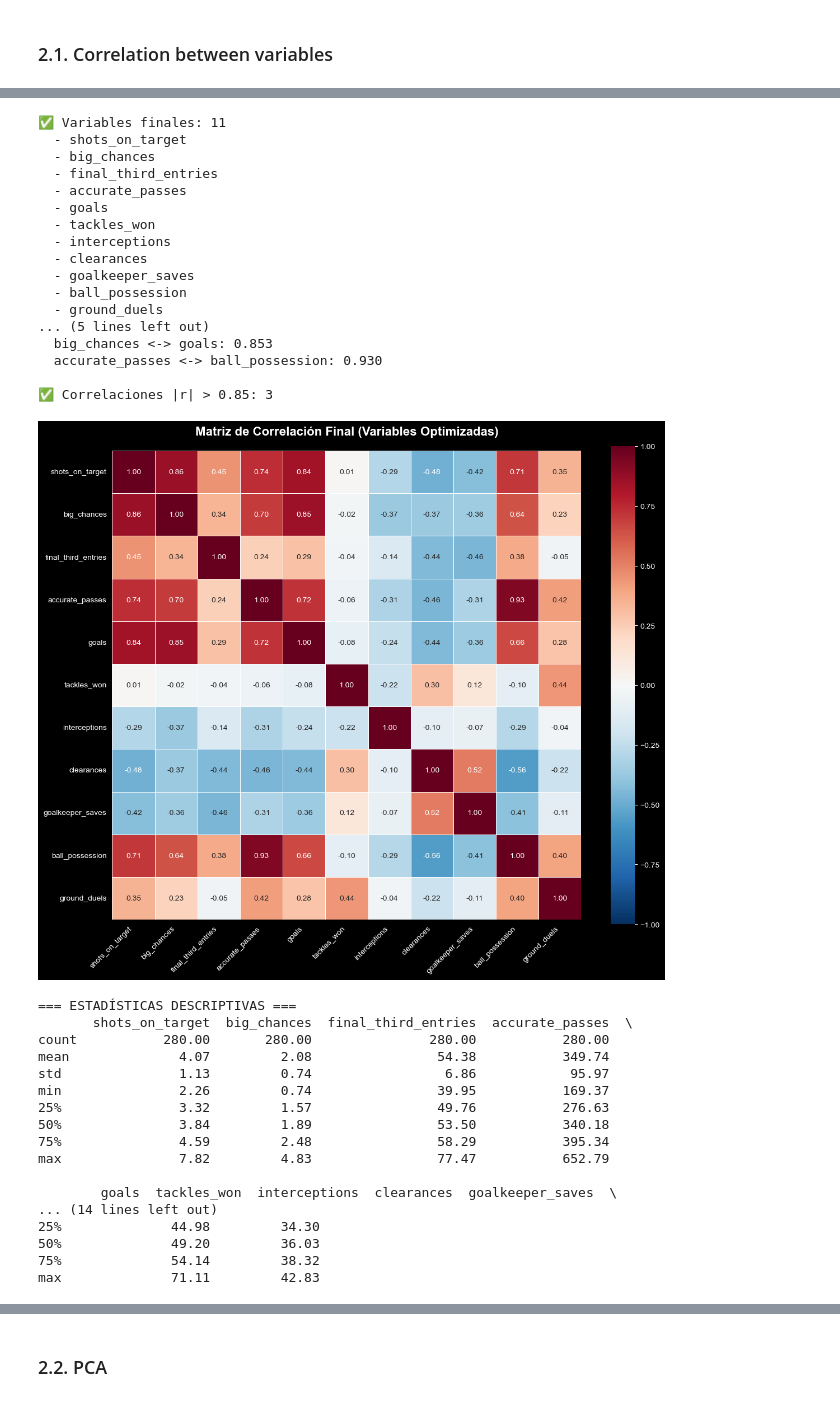
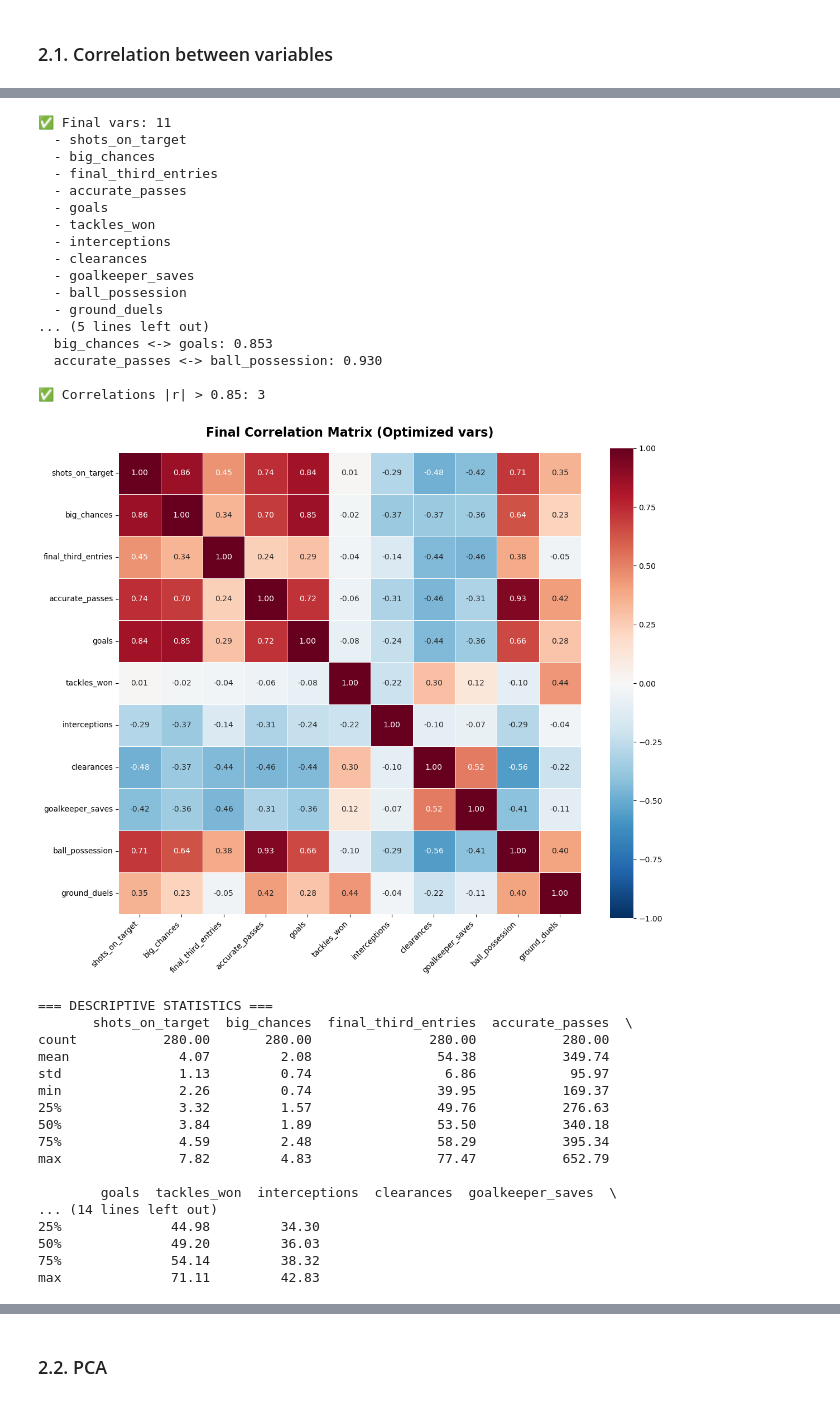
Before and after one commit to rodrigobg1304/LaLiga_Clustering, a Jupyter notebook: Clustering_teams.ipynb, the cells around one changed output, grey strips where cells are left out. Cells and saved outputs as stored; diff of their text form; code cells hidden in the pictures.

```diff
--- a/Clustering_teams.ipynb
+++ b/Clustering_teams.ipynb
@@ -106,7 +122,7 @@ def rename_columns(df: DataFrame, rename_dict: dict) -> DataFrame:
 # %% [markdown]
 Load the object in order to create the spark session, **remember** to open your sql connection before loading it.
 # %%
-spark_obj = mySpark()
+spark_obj = MySpark()
 spark_t = spark_obj.create_session()
 
 df = spark_obj.load_spark_data(my_spark_obj=spark_t)
@@ -166,6 +180,11 @@ df.select("homeValue", "awayValue", "homeTotal", "awayTotal").describe().show(tr
 ### 1.3. General functions
 # %%
 def trim_all_strings(df):
+    """
+    Trim all the strings collected from the database in order to avoid spaces problems.
+    :param df: PySpark dataframe
+    :return: PySpark dataframe formatted
+    """
     return df.select([
         F.trim(F.col(c)).alias(c) if isinstance(df.schema[c].dataType, StringType)
         else F.col(c)
@@ -540,42 +557,39 @@ passes                 0.719274
 # %%
-# Variables a ELIMINAR por redundancia
-variables_a_eliminar = ['passes']  # Redundante con accurate_passes
+# Redundant vars to remove
+variables_a_eliminar = ['passes']  # Redundant with accurate_passes
 
-# Variables FINALES para clustering
+# Final vars for clustering
 final_features = [
-    # Ofensivas (5)
-    'shots_on_target',      # Volumen de ocasiones
-    'big_chances',          # Calidad de ocasiones
-    'final_third_entries',  # Penetración
-    'accurate_passes',      # Construcción (SIN passes)
-    'goals',                # Conversión final
+    # Attack (5)
+    'shots_on_target',      # Amount of opportunities
+    'big_chances',          # Quality of opportunities
+    'final_third_entries',  # High pressure
+    'accurate_passes',      # Passes accuracy
+    'goals',                # Conversion goals
 
-    # Defensivas (4)
-    'tackles_won',          # Presión defensiva
-    'interceptions',        # Lectura del juego
-    'clearances',           # Solidez
-    'goalkeeper_saves',     # Presión recibida
+    # Defence (4)
+    'tackles_won',          # Pressure
+    'interceptions',        # Interceptions
+    'clearances',           # Solidity
+    'goalkeeper_saves',     # Goalkeeper activity
 
     # Control (1)
-    'ball_possession',      # Dominio
+    'ball_possession',      # Domain
 
-    # Intensidad (1) - OPCIONAL: podríamos eliminar también
-    'ground_duels'          # Físico (baja correlación con otras)
+    # Intensity (1)
+    'ground_duels'          # Physical
 ]
 
-print(f"✅ Variables finales: {len(final_features)}")
+print(f"✅ Final vars: {len(final_features)}")
 print("\n".join([f"  - {feat}" for feat in final_features]))
 
-# Crear dataset final
 df_final_features = df_pandas_multi[['team', 'year', 'location'] + final_features].copy()
 
-print(f"\n📊 Dataset final: {len(df_final_features)} registros x {len(final_features)} features")
+print(f"\n📊 Final dataset: {len(df_final_features)} registers x {len(final_features)} features")
 
-# Verificar nueva matriz de correlación
-print("\n=== NUEVA MATRIZ DE CORRELACIÓN (sin variables redundantes) ===")
+print("\n=== NEW CORRELATION MATRIX (without redundant data) ===")
 correlation_matrix_final = df_final_features[final_features].corr()
 
-# Contar correlaciones altas
 high_corr_count = 0
 for i in range(len(correlation_matrix_final.columns)):
     for j in range(i+1, len(correlation_matrix_final.columns)):
@@ -583,47 +597,45 @@ for i in range(len(correlation_matrix_final.columns)):
             high_corr_count += 1
             print(f"  {correlation_matrix_final.columns[i]} <-> {correlation_matrix_final.columns[j]}: {correlation_matrix_final.iloc[i, j]:.3f}")
 
-print(f"\n✅ Correlaciones |r| > 0.85: {high_corr_count}")
+print(f"\n✅ Correlations |r| > 0.85: {high_corr_count}")
 
-# Visualizar nueva matriz
 plt.figure(figsize=(12, 10))
 sns.heatmap(correlation_matrix_final,
             annot=True,
             fmt='.2f',
             cmap='RdBu_r',
             center=0,
             square=True,
             linewidths=0.5,
             vmin=-1, vmax=1)
-plt.title('Matriz de Correlación Final (Variables Optimizadas)', fontsize=16, fontweight='bold', pad=20)
+plt.title('Final Correlation Matrix (Optimized vars)', fontsize=16, fontweight='bold', pad=20)
 plt.xticks(rotation=45, ha='right')
 plt.yticks(rotation=0)
 plt.tight_layout()
 plt.show()
 
-# Estadísticas descriptivas
-print("\n=== ESTADÍSTICAS DESCRIPTIVAS ===")
+print("\n=== DESCRIPTIVE STATISTICS ===")
 print(df_final_features[final_features].describe().round(2))
 # %% [output]
-✅ Variables finales: 11
+✅ Final vars: 11
   - shots_on_target
   - big_chances
   - final_third_entries
   - accurate_passes
   - goals
   - tackles_won
   - interceptions
   - clearances
   - goalkeeper_saves
   - ball_possession
   - ground_duels
 ... (5 lines left out)
   big_chances <-> goals: 0.853
   accurate_passes <-> ball_possession: 0.930
 
-✅ Correlaciones |r| > 0.85: 3
+✅ Correlations |r| > 0.85: 3
-[figure, old version]
+[figure, new version]
-=== ESTADÍSTICAS DESCRIPTIVAS ===
+=== DESCRIPTIVE STATISTICS ===
        shots_on_target  big_chances  final_third_entries  accurate_passes  \
 count           280.00       280.00               280.00           280.00
 mean              4.07         2.08                54.38           349.74
```
Also changed, not shown: parts of 29 cells of this notebook.
